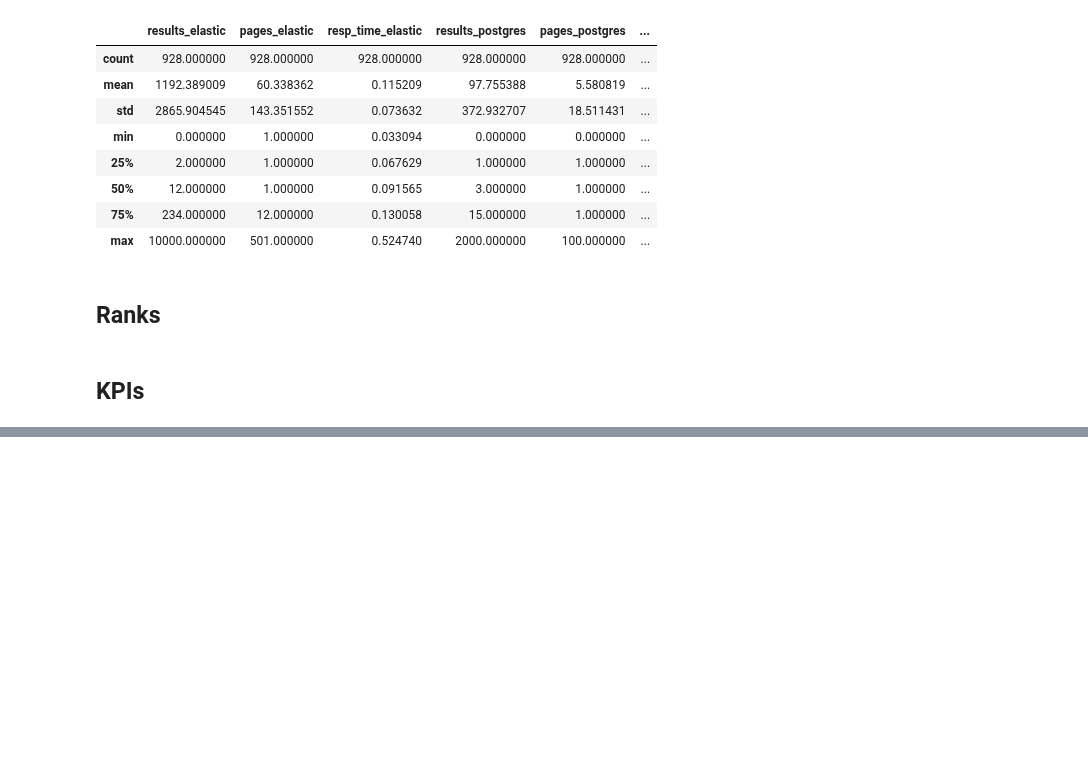
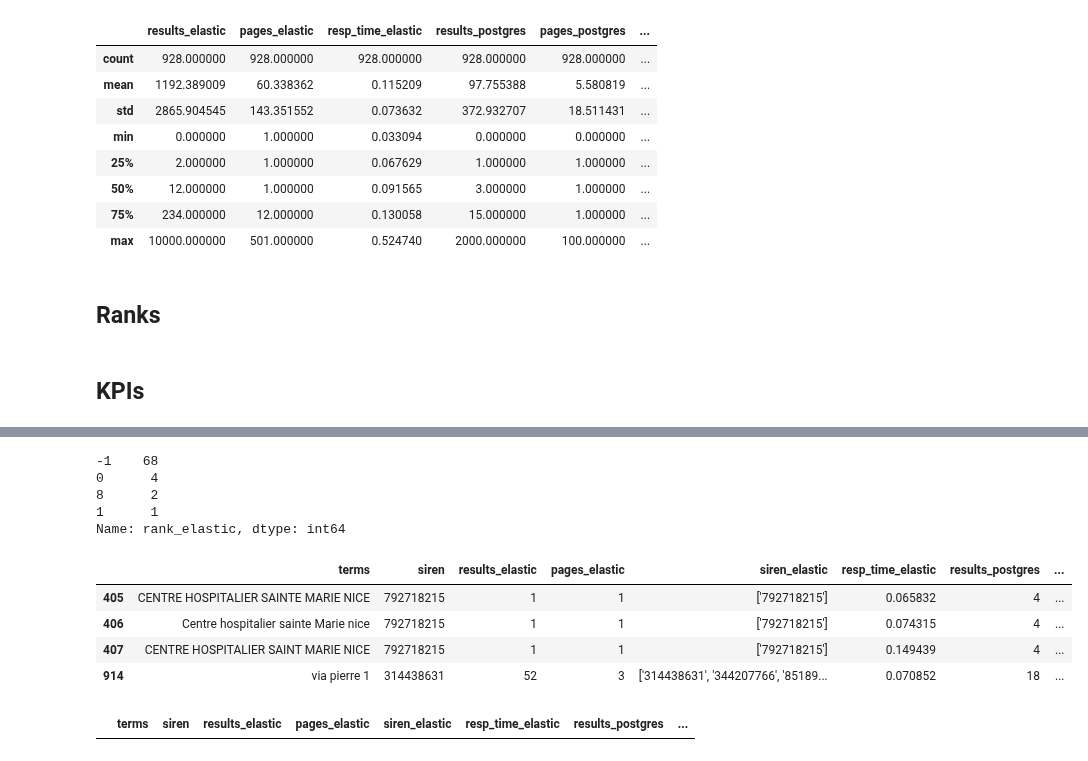
Before and after one commit to annuaire-entreprises-data-gouv-fr/search-api, a Jupyter notebook: testing/elastic_war.ipynb, the cells around one changed output, grey strips where cells are left out. Drawn from its saved outputs; the diff is of its cells as text; code cells hidden in the pictures; blank space fills up the shorter version.

```diff
--- a/testing/elastic_war.ipynb
+++ b/testing/elastic_war.ipynb
@@ -11,7 +11,7 @@ import matplotlib.pyplot as plt
 # %% [markdown]
 ## Import elastic V0 data
 # %%
-df_test = pd.read_csv("./data/results_matomo_v0.csv")
+df_test = pd.read_csv("./data/results_matomo_v0.csv", dtype=str)
 # %%
 df_test = df_test.drop(columns=['url', 'Status', 'Commentaire'], axis=1)
 # %%
@@ -22,7 +22,7 @@ df_test.head(3)
 | 1 | STELLANTIS | 879786085 | 1353 | 68 | ['879786085', '803902485', '87914... | 0.146982 | 1 | ... |
 | 2 | Stellantis | 879786085 | 1353 | 68 | ['879786085', '803902485', '87914... | 0.084343 | 1 | ... |
 # %%
-df_test_2 = pd.read_csv("./data/results_nginx_v0.csv")
+df_test_2 = pd.read_csv("./data/results_nginx_v0.csv", dtype=str)
 # %%
 df_test_2 = df_test_2.drop(columns=['url_post', 'url_elastic', 'Google', 'Pappers', 'siret', 'degree of condifence'\
                                     ], axis=1)
@@ -147,6 +147,13 @@ for index, row in df_test.iterrows():
     df_test['results_elastic_1'][index], df_test['pages_elastic_1'][index], df_test['siren_elastic_1'][index],\
     df_test['resp_time_elastic_1'][index] = \
     get_response(url_elastic, row['terms'])
+# %%
+df_test['results_elastic'] = df_test['results_elastic'].astype('int32')
+df_test['pages_elastic'] = df_test['pages_elastic'].astype('int32')
+df_test['resp_time_elastic'] = df_test['resp_time_elastic'].astype('float64')
+df_test['results_postgres'] = df_test['results_postgres'].astype('int32')
+df_test['pages_postgres'] = df_test['pages_postgres'].astype('int32')
+df_test['resp_time_postgres'] = df_test['resp_time_postgres'].astype('float64')
 # %%
 df_test['results_elastic_1'] = df_test['results_elastic_1'].astype('int32')
 df_test['pages_elastic_1'] = df_test['pages_elastic_1'].astype('int32')
@@ -174,7 +181,7 @@ for ind, row in df_test.iterrows():
     else:
         df_test['rank_elastic_1'][ind] = -1
 # %%
-df_test['rank_elastic_1'] = df_test['rank_elastic_1'].astype('float64')
+# df_test['rank_elastic_1'] = df_test['rank_elastic_1'].astype('int32')
 # %% [markdown]
 ## KPIs
 # %%
@@ -232,3 +238,23 @@ fig.show()
 [interactive output not drawn]
 # %%
 df_test.to_csv('./data/elastic_wars.csv', header=True, index=False)
+# %%
+df_test[df_test['rank_elastic_1']==-1]['rank_elastic'].value_counts()
+# %% [output]
+-1    68
+0      4
+8      2
+1      1
+Name: rank_elastic, dtype: int64
+# %%
+df_test[(df_test['rank_elastic_1']==-1)&(df_test['rank_elastic']=='0')]
+# %% [output]
+|  | terms | siren | results_elastic | pages_elastic | siren_elastic | resp_time_elastic | results_postgres | ... |
+| 405 | CENTRE HOSPITALIER SAINTE MARIE NICE | 792718215 | 1 | 1 | ['792718215'] | 0.065832 | 4 | ... |
+| 406 | Centre hospitalier sainte Marie nice | 792718215 | 1 | 1 | ['792718215'] | 0.074315 | 4 | ... |
+| 407 | CENTRE HOSPITALIER SAINT MARIE NICE | 792718215 | 1 | 1 | ['792718215'] | 0.149439 | 4 | ... |
+| 914 | via pierre 1 | 314438631 | 52 | 3 | ['314438631', '344207766', '85189... | 0.070852 | 18 | ... |
+# %%
+df_test[(df_test['rank_elastic_1']==-1) & (df_test['rank_elastic']==0)]
+# %% [output]
+|  | terms | siren | results_elastic | pages_elastic | siren_elastic | resp_time_elastic | results_postgres | ... |
```
Also changed, not shown: parts of 5 cells of this notebook, 53 other files.
